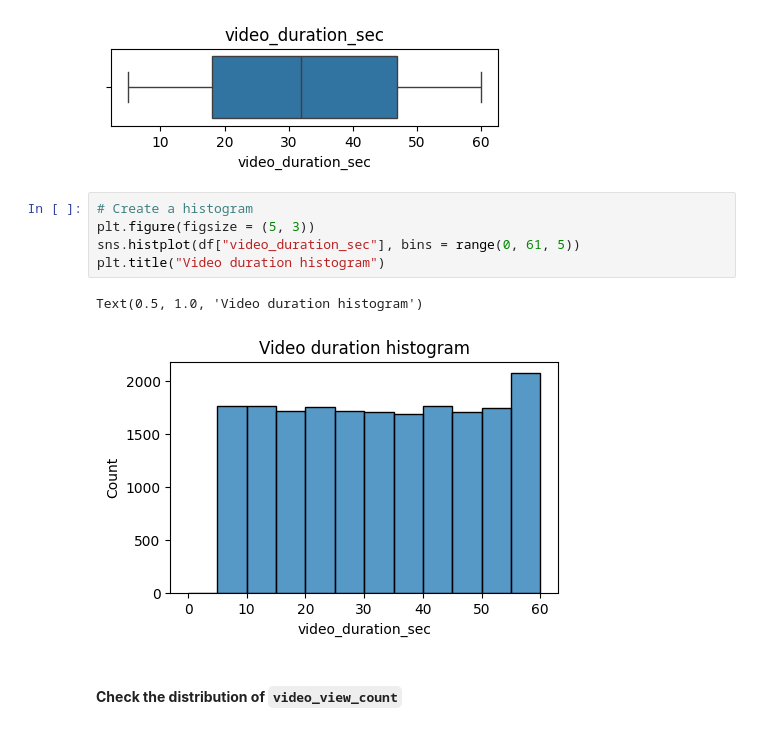
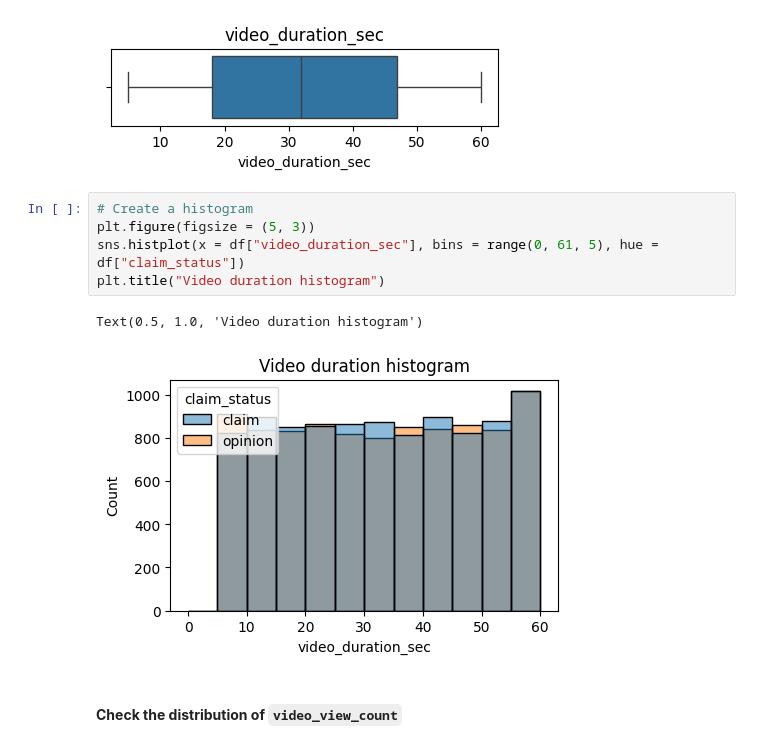
Before and after one commit to stanly20543/TikTok-project, a Jupyter notebook: TikTok project-2-Explore and analyze.ipynb, the cells around one changed output. Cells and saved outputs as stored; diff of their text form.

```diff
--- a/TikTok project-2-Explore and analyze.ipynb
+++ b/TikTok project-2-Explore and analyze.ipynb
@@ -93,11 +93,11 @@ sns.boxplot(x = df["video_duration_sec"])
 # %%
 # Create a histogram
 plt.figure(figsize = (5, 3))
-sns.histplot(df["video_duration_sec"], bins = range(0, 61, 5))
+sns.histplot(x = df["video_duration_sec"], bins = range(0, 61, 5), hue = df["claim_status"])
 plt.title("Video duration histogram")
 # %% [output]
 Text(0.5, 1.0, 'Video duration histogram')
-[figure, old version]
+[figure, new version]
 # %% [markdown]
 #### **Check the distribution of `video_view_count`**
 # %%
```
Also changed, not shown: parts of 5 cells of this notebook, 3 other files.
